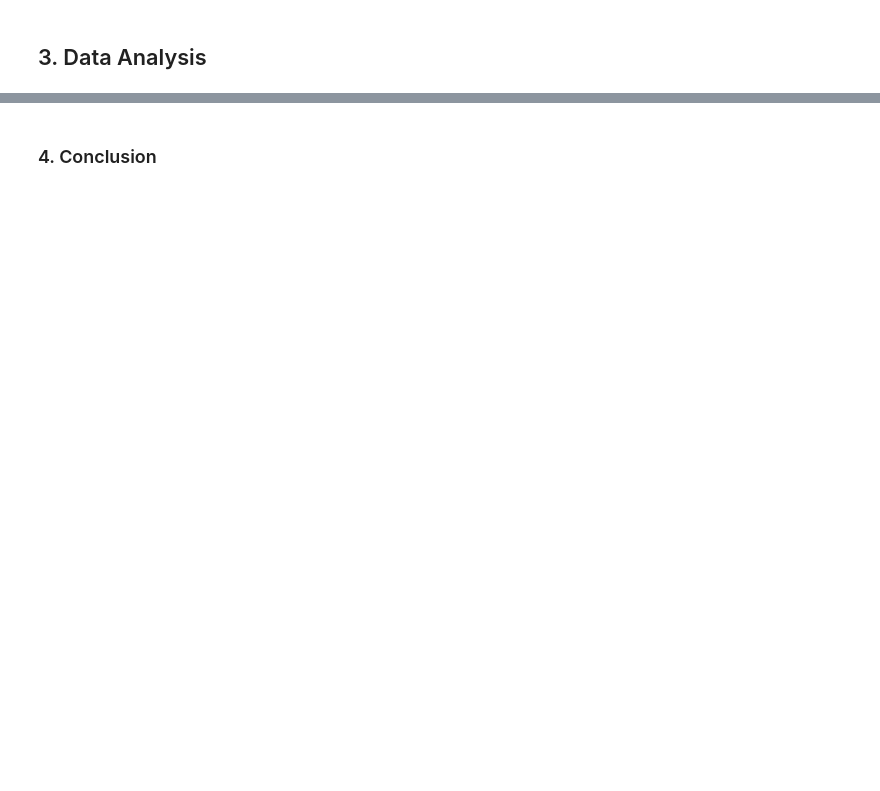
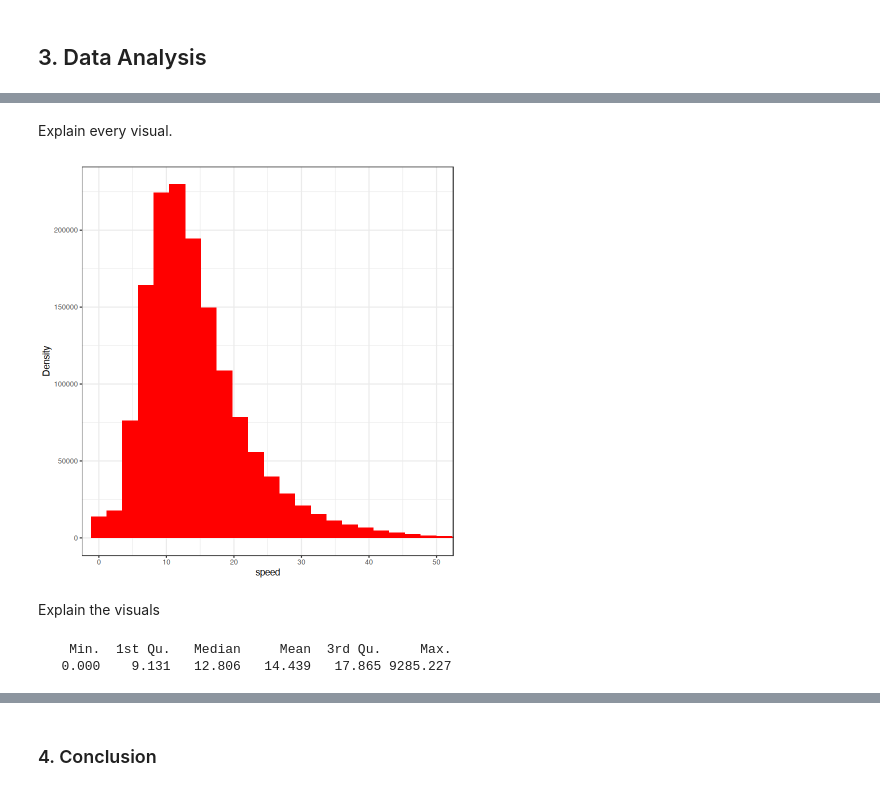
Before and after one commit to dereklhansen/stats306_lab, a Jupyter notebook: lab10/Lab 10 Sketch.ipynb, the cells around one changed output, grey strips where cells are left out. Cells and saved outputs as stored; diff of their text form; code cells hidden in the pictures; blank space fills up the shorter version.

```diff
--- a/lab10/Lab 10 Sketch.ipynb
+++ b/lab10/Lab 10 Sketch.ipynb
@@ -94,0 +178,17 @@ Explain the visuals
+# %% [markdown]
+ Explain every visual.
+# %%
+train %>%
+  ggplot(aes(x=speed)) +
+  geom_histogram(bins=4000, fill="red")+
+  theme_bw()+theme(axis.title = element_text(size=11),axis.text = element_text(size=8))+
+  ylab("Density")+coord_cartesian(x=c(0,50))
+# %% [output]
+[figure, added]
+# %% [markdown]
+ Explain the visuals
+# %%
+summary(train$speed)
+# %% [output]
+    Min.  1st Qu.   Median     Mean  3rd Qu.     Max.
+   0.000    9.131   12.806   14.439   17.865 9285.227
```
Also changed, not shown: parts of 34 cells of this notebook.
